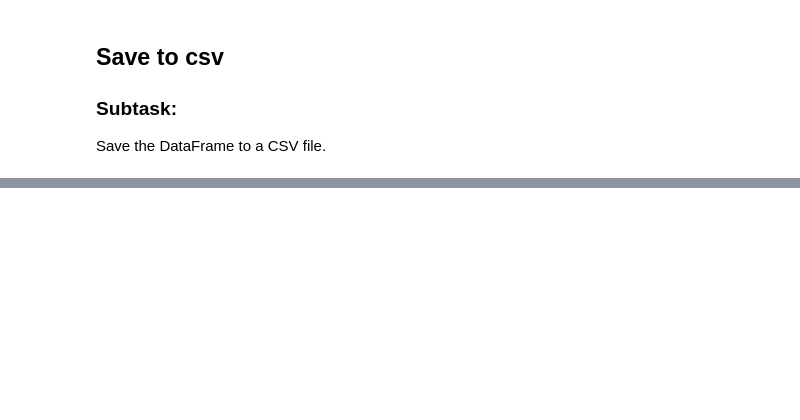
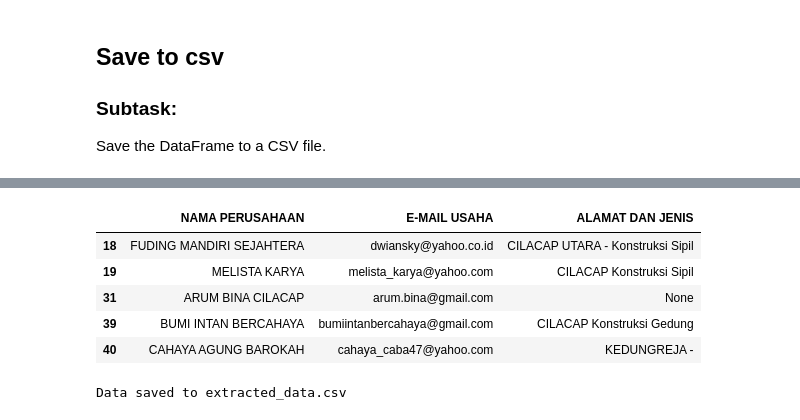
Before and after one commit to rjrizani/pdf_scraper, a Jupyter notebook: pdf_to_csv_konstruksi.ipynb, the cells around one changed output, grey strips where cells are left out. Saved outputs shown, nothing was run; the diff lists cells and outputs as text; code cells hidden in the pictures; blank space fills up the shorter version.

```diff
--- a/pdf_to_csv_konstruksi.ipynb
+++ b/pdf_to_csv_konstruksi.ipynb
@@ -229,0 +353,19 @@ df_extracted.to_csv('extracted_data.csv', index=False)
+# %%
+# Reorder the columns
+df_extracted = df_extracted[['NAMA PERUSAHAAN', 'E-MAIL USAHA', 'ALAMAT DAN JENIS']]
+
+# Display the updated DataFrame with reordered columns
+display(df_extracted.head())
+# %% [output]
+|  | NAMA PERUSAHAAN | E-MAIL USAHA | ALAMAT DAN JENIS |
+| 18 | FUDING MANDIRI SEJAHTERA | dwiansky@yahoo.co.id | CILACAP UTARA - Konstruksi Sipil |
+| 19 | MELISTA KARYA | melista_karya@yahoo.com | CILACAP Konstruksi Sipil |
+| 31 | ARUM BINA CILACAP | arum.bina@gmail.com | None |
+| 39 | BUMI INTAN BERCAHAYA | bumiintanbercahaya@gmail.com | CILACAP Konstruksi Gedung |
+| 40 | CAHAYA AGUNG BAROKAH | cahaya_caba47@yahoo.com | KEDUNGREJA - |
+# %%
+#SAVE TO CSV
+df_extracted.to_csv('extracted_data.csv', index=False)
+print("Data saved to extracted_data.csv")
+# %% [output]
+Data saved to extracted_data.csv
```
Also changed, not shown: parts of 18 cells of this notebook.
